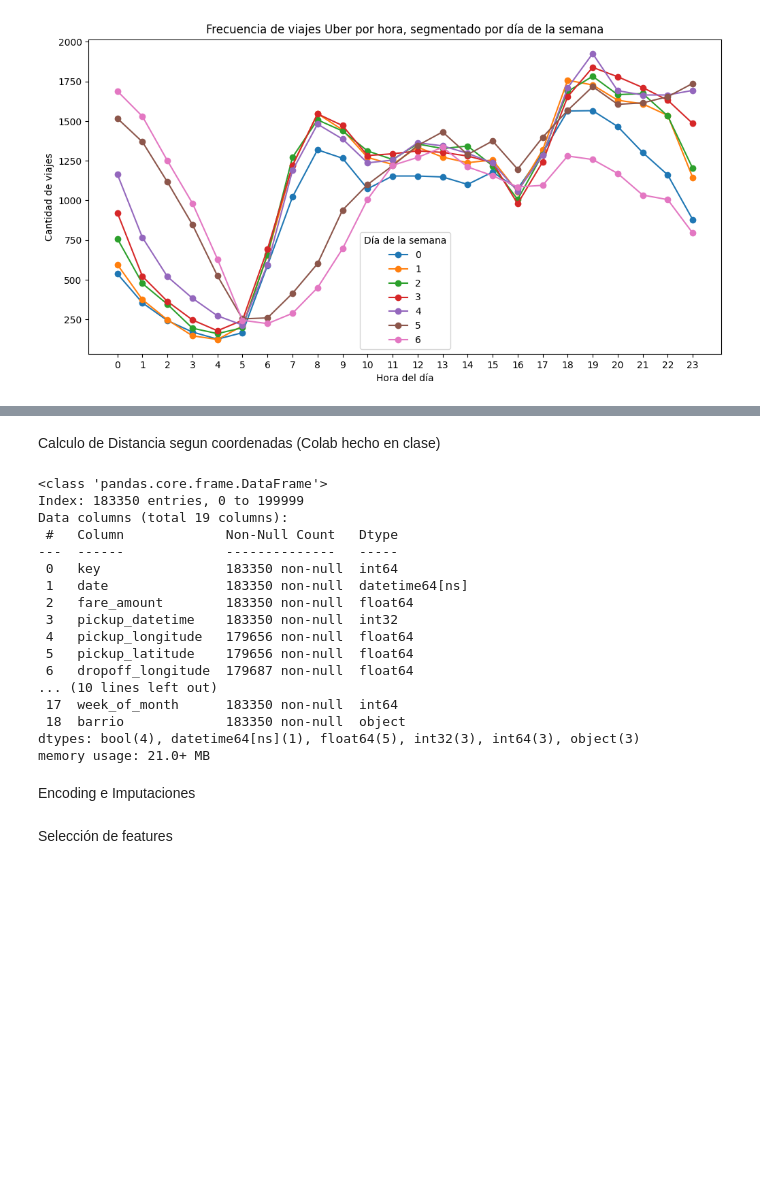
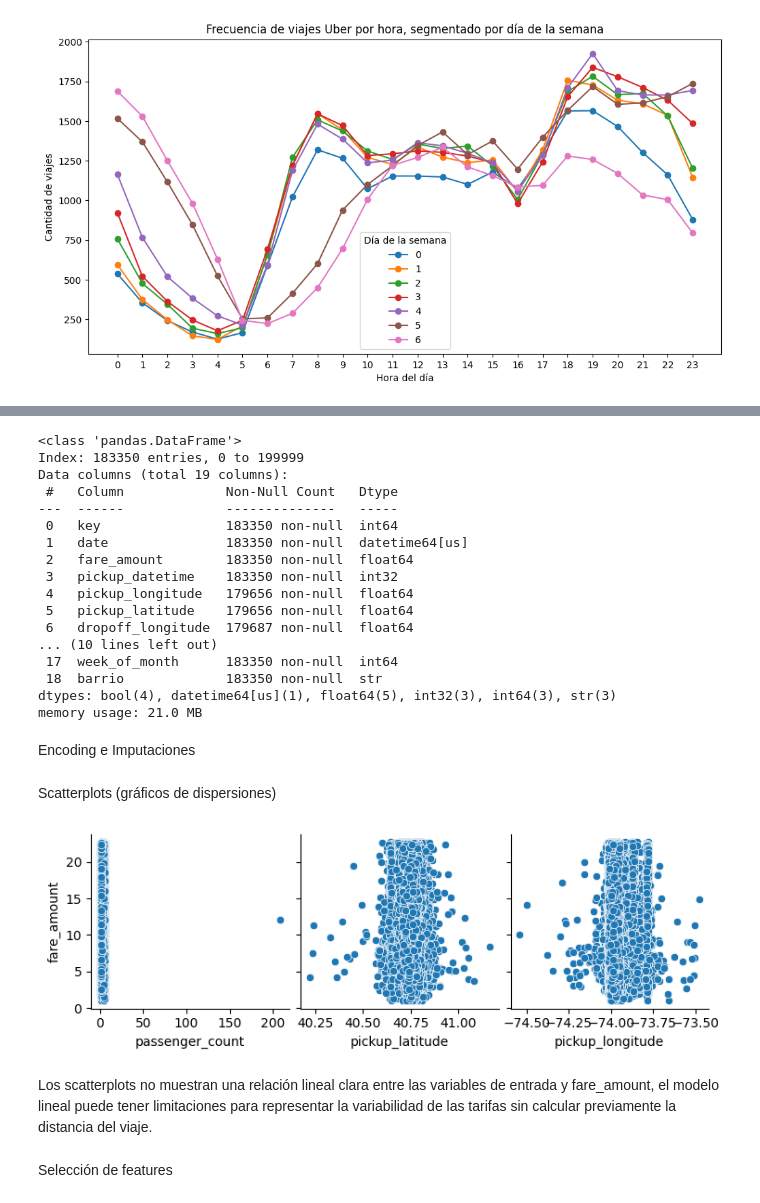
Before and after one commit to ZahirJacob/AA1-TUIA-2026C1-Dimenna-Jacob-Taborda, a Jupyter notebook: TP_regresion_AA1.ipynb, the cells around one changed output, grey strips where cells are left out. Drawn from its saved outputs; the diff is of its cells as text; code cells hidden in the pictures; blank space fills up the shorter version.

Commit message:
scatterplots variables entrada vs fare_amount

```diff
--- a/TP_regresion_AA1.ipynb
+++ b/TP_regresion_AA1.ipynb
@@ -36,7 +36,7 @@ from sklearn.metrics import  r2_score, mean_squared_error, mean_absolute_error,
 # %% [markdown]
 Cargamos y visualizamos el dataset.
 # %%
-df = pd.read_csv('/content/uber_fares.csv')
+df = pd.read_csv('content/uber_fares.csv')
 df
 prueba = df['fare_amount']
 # %%
@@ -559,15 +545,13 @@ dtype: int64
-# %% [markdown]
-Calculo de Distancia segun coordenadas (Colab hecho en clase)
 # %%
 df2.info()
 # %% [output]
-<class 'pandas.core.frame.DataFrame'>
+<class 'pandas.DataFrame'>
 Index: 183350 entries, 0 to 199999
 Data columns (total 19 columns):
  #   Column             Non-Null Count   Dtype
 ---  ------             --------------   -----
  0   key                183350 non-null  int64
- 1   date               183350 non-null  datetime64[ns]
+ 1   date               183350 non-null  datetime64[us]
  2   fare_amount        183350 non-null  float64
  3   pickup_datetime    183350 non-null  int32
  4   pickup_longitude   179656 non-null  float64
@@ -575,9 +559,9 @@ Data columns (total 19 columns):
  6   dropoff_longitude  179687 non-null  float64
 ... (10 lines left out)
  17  week_of_month      183350 non-null  int64
- 18  barrio             183350 non-null  object
-dtypes: bool(4), datetime64[ns](1), float64(5), int32(3), int64(3), object(3)
-memory usage: 21.0+ MB
+ 18  barrio             183350 non-null  str
+dtypes: bool(4), datetime64[us](1), float64(5), int32(3), int64(3), str(3)
+memory usage: 21.0 MB
 # %% [markdown]
 Encoding e Imputaciones
 # %%
@@ -601,6 +582,20 @@ df2 = pd.concat([df2, df_encoded], axis=1)
 
 # eliminamos columnas categoricas
 df2.drop(['categoria_uber', 'barrio', 'franja_horaria'], axis=1, inplace=True)
+# %% [markdown]
+Scatterplots (gráficos de dispersiones)
+# %%
+import matplotlib.pyplot as plt
+import seaborn as sns
+
+columnas_sp = ['passenger_count', 'pickup_latitude', 'pickup_longitude']
+
+sns.pairplot(df, x_vars=columnas_sp, y_vars='fare_amount')
+plt.show()
+# %% [output]
+[figure, added]
+# %% [markdown]
+Los scatterplots no muestran una relación lineal clara entre las variables de entrada y fare_amount, el modelo lineal puede tener limitaciones para representar la variabilidad de las tarifas sin calcular previamente la distancia del viaje.
 # %% [markdown]
 Selección de features
 # %%
```
Also changed, not shown: parts of 21 cells of this notebook, 1 other file.
